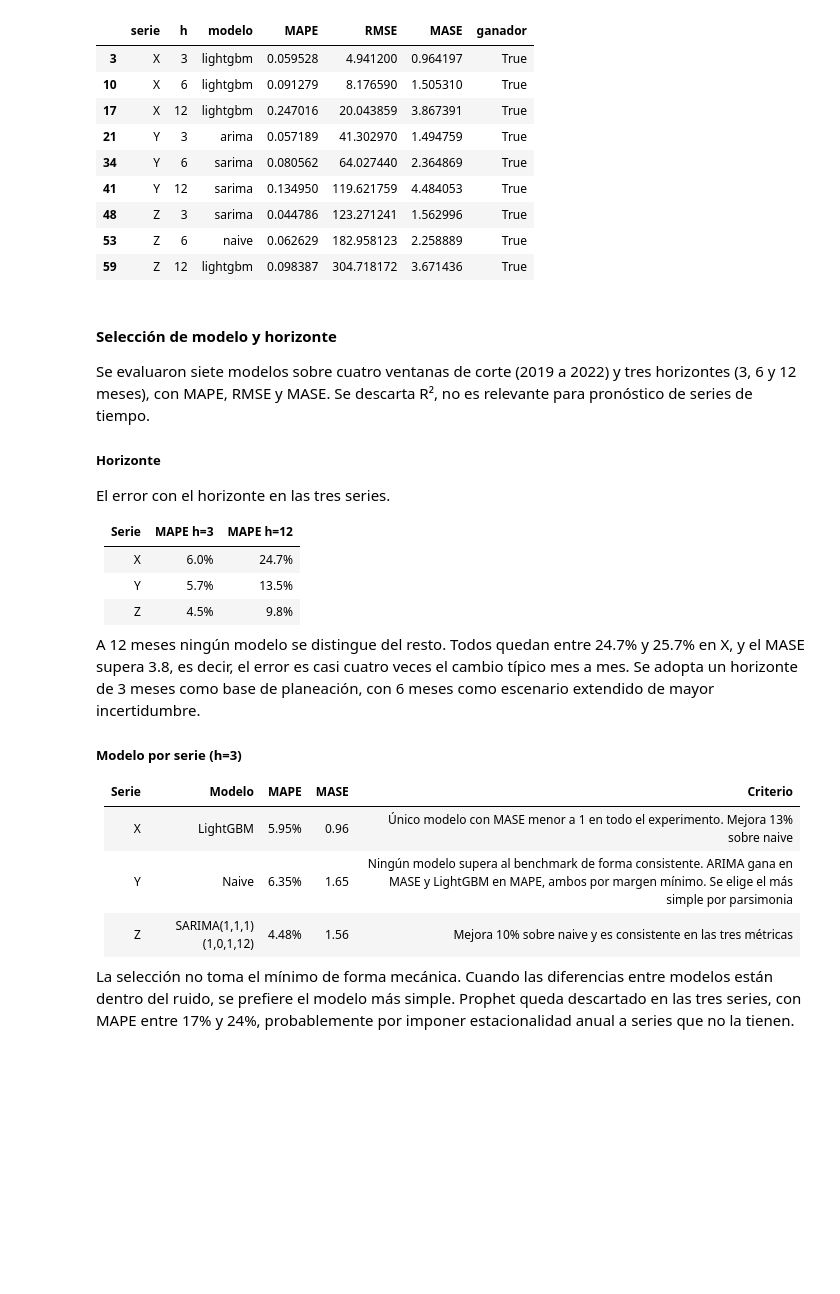
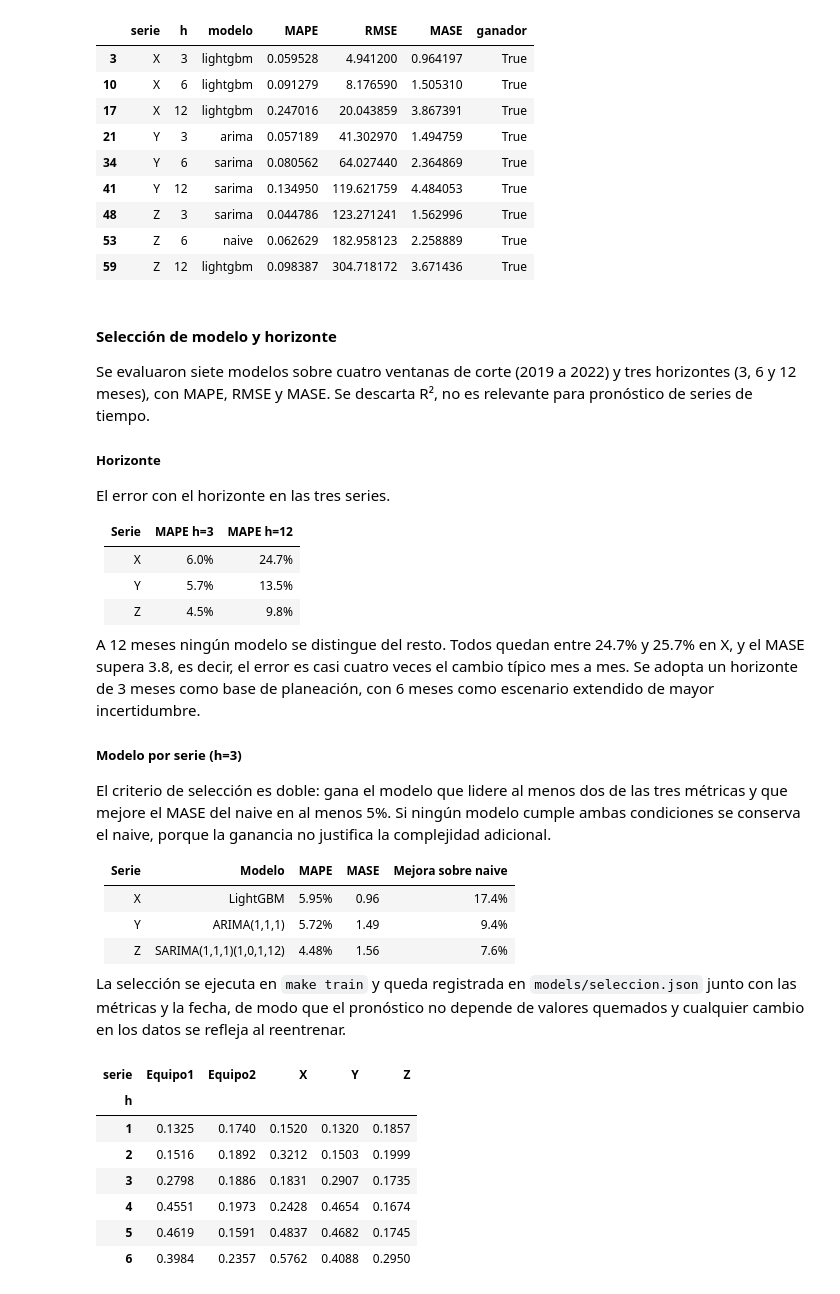
Before and after one commit to alejomd17/equipment-cost-forecasting, a Jupyter notebook: notebooks/03_forecast.ipynb, the cells around one changed output. Saved outputs shown, nothing was run; the diff lists cells and outputs as text; code cells hidden in the pictures; blank space fills up the shorter version.

```diff
--- a/notebooks/03_forecast.ipynb
+++ b/notebooks/03_forecast.ipynb
@@ -111,8 +111,7 @@ rk[rk['ganador'] == True]
 # %% [markdown]
 #### Selección de modelo y horizonte
 
-Se evaluaron siete modelos sobre cuatro ventanas de corte (2019 a 2022) y tres horizontes
-(3, 6 y 12 meses), con MAPE, RMSE y MASE. Se descarta R², no es relevante para pronóstico de series de tiempo.
+Se evaluaron siete modelos sobre cuatro ventanas de corte (2019 a 2022) y tres horizontes (3, 6 y 12 meses), con MAPE, RMSE y MASE. Se descarta R², no es relevante para pronóstico de series de tiempo.
 
 ##### Horizonte
 
@@ -124,19 +123,31 @@ El error con el horizonte en las tres series.
 | Y | 5.7% | 13.5% |
 | Z | 4.5% | 9.8% |
 
-A 12 meses ningún modelo se distingue del resto. Todos quedan entre 24.7% y 25.7% en X, y el
-MASE supera 3.8, es decir, el error es casi cuatro veces el cambio típico mes a mes. Se adopta
-un horizonte de 3 meses como base de planeación, con 6 meses como escenario extendido de mayor
+A 12 meses ningún modelo se distingue del resto. Todos quedan entre 24.7% y 25.7% en X, y el MASE supera 3.8, es decir, el error es casi cuatro veces el cambio típico mes a mes. Se adopta un horizonte de 3 meses como base de planeación, con 6 meses como escenario extendido de mayor
 incertidumbre.
 
 ##### Modelo por serie (h=3)
 
-| Serie | Modelo | MAPE | MASE | Criterio |
+El criterio de selección es doble: gana el modelo que lidere al menos dos de las tres métricas y que mejore el MASE del naive en al menos 5%. Si ningún modelo cumple ambas condiciones se conserva el naive, porque la ganancia no justifica la complejidad adicional.
+
+| Serie | Modelo | MAPE | MASE | Mejora sobre naive |
 |---|---|---|---|---|
-| X | LightGBM | 5.95% | 0.96 | Único modelo con MASE menor a 1 en todo el experimento. Mejora 13% sobre naive |
-| Y | Naive | 6.35% | 1.65 | Ningún modelo supera al benchmark de forma consistente. ARIMA gana en MASE y LightGBM en MAPE, ambos por margen mínimo. Se elige el más simple por parsimonia |
-| Z | SARIMA(1,1,1)(1,0,1,12) | 4.48% | 1.56 | Mejora 10% sobre naive y es consistente en las tres métricas |
+| X | LightGBM | 5.95% | 0.96 | 17.4% |
+| Y | ARIMA(1,1,1) | 5.72% | 1.49 | 9.4% |
+| Z | SARIMA(1,1,1)(1,0,1,12) | 4.48% | 1.56 | 7.6% |
 
-La selección no toma el mínimo de forma mecánica. Cuando las diferencias entre modelos están
-dentro del ruido, se prefiere el modelo más simple. Prophet queda descartado en las tres series,
-con MAPE entre 17% y 24%, probablemente por imponer estacionalidad anual a series que no la tienen.
+
+La selección se ejecuta en `make train` y queda registrada en `models/seleccion.json` junto con las métricas y la fecha, de modo que el pronóstico no depende de valores quemados y cualquier cambio en los datos se refleja al reentrenar.
+# %%
+import pandas as pd
+out = pd.read_csv("../data/forecasts/pronostico_extendido_6m.csv")
+out.pivot(index="h", columns="serie", values="ancho_rel")
+# %% [output]
+| serie | Equipo1 | Equipo2 | X | Y | Z |
+| h |  |  |  |  |  |
+| 1 | 0.1325 | 0.1740 | 0.1520 | 0.1320 | 0.1857 |
+| 2 | 0.1516 | 0.1892 | 0.3212 | 0.1503 | 0.1999 |
+| 3 | 0.2798 | 0.1886 | 0.1831 | 0.2907 | 0.1735 |
+| 4 | 0.4551 | 0.1973 | 0.2428 | 0.4654 | 0.1674 |
+| 5 | 0.4619 | 0.1591 | 0.4837 | 0.4682 | 0.1745 |
+| 6 | 0.3984 | 0.2357 | 0.5762 | 0.4088 | 0.2950 |
```
Also changed, not shown: parts of 4 cells of this notebook, 8 other files.
